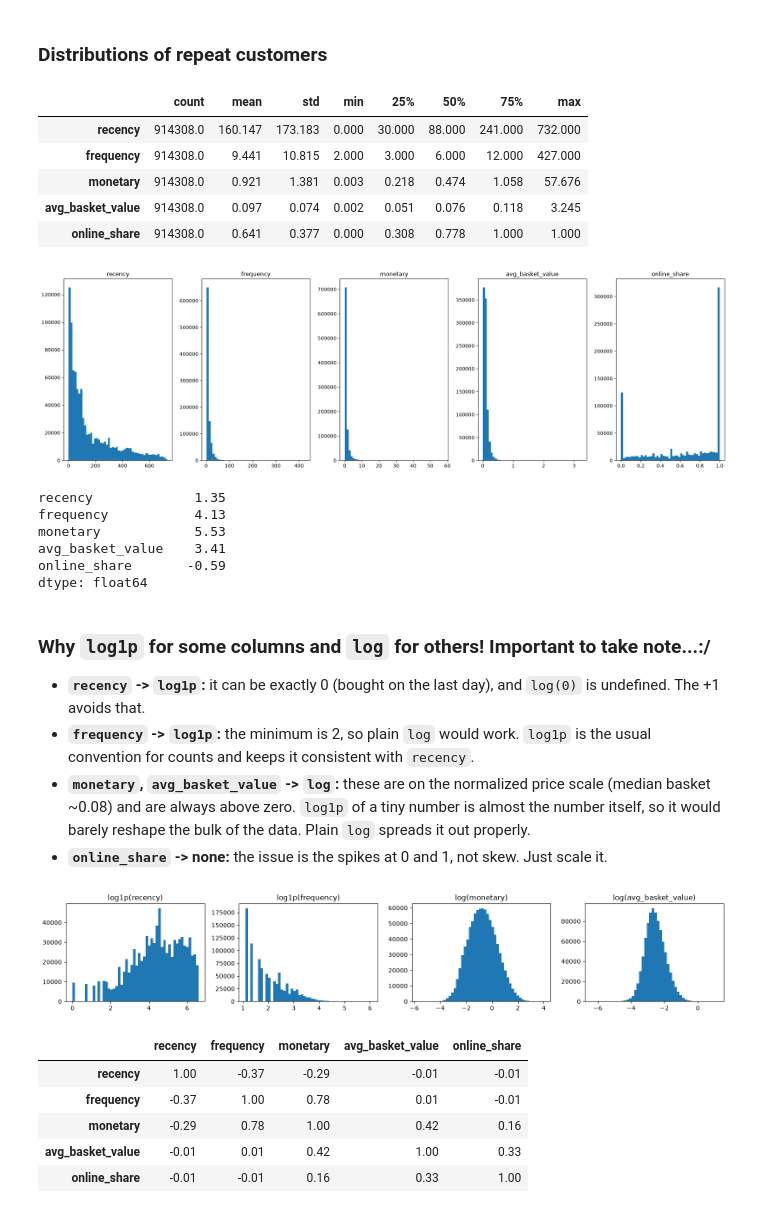
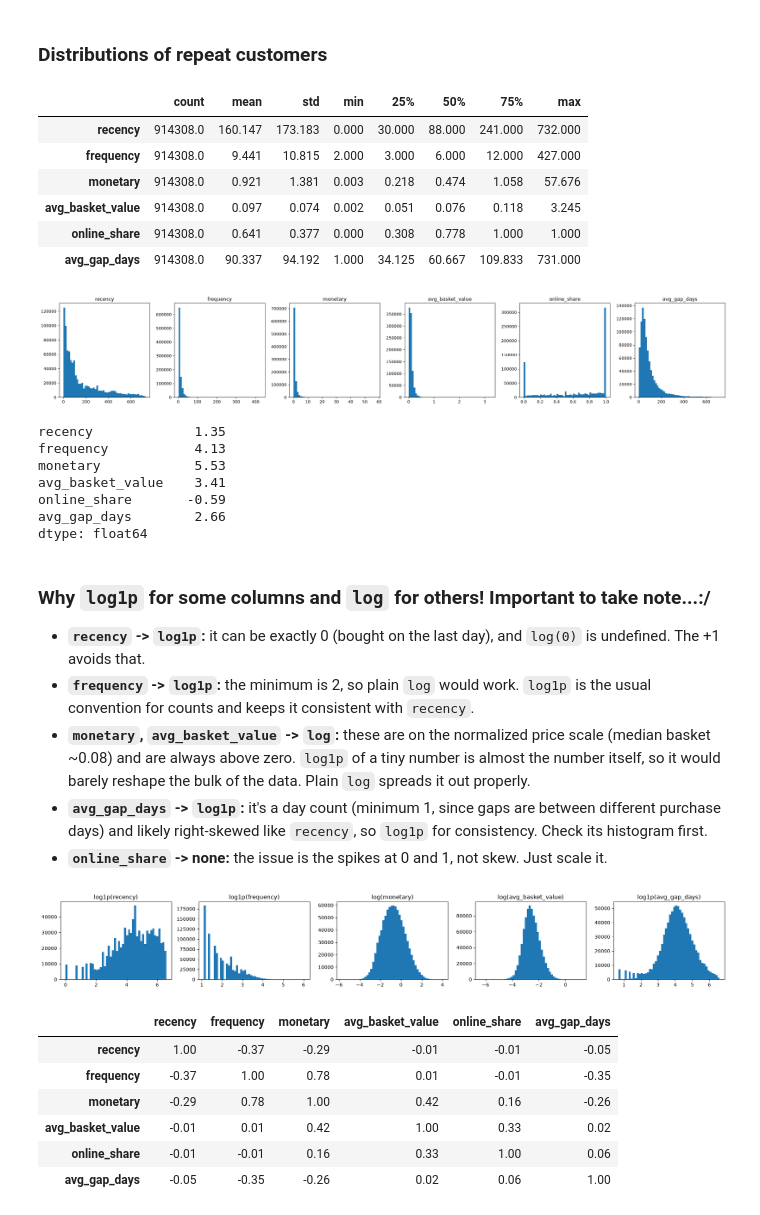
Before and after one commit to chua0332/marketing_datasets_EDA, a Jupyter notebook: HM_retail_recsys.ipynb, the cells around one changed output. Cells and saved outputs as stored; diff of their text form; code cells hidden in the pictures.

```diff
--- a/HM_retail_recsys.ipynb
+++ b/HM_retail_recsys.ipynb
@@ -212,7 +207,7 @@ Name: count, dtype: int64
 # %% [markdown]
 ### Distributions of repeat customers
 # %%
-features = ['recency', 'frequency', 'monetary', 'avg_basket_value', 'online_share']
+features = ['recency', 'frequency', 'monetary', 'avg_basket_value', 'online_share', 'avg_gap_days']
 repeat[features].describe().T.round(3)
 # %% [output]
 |  | count | mean | std | min | 25% | 50% | 75% | max |
@@ -221,15 +216,16 @@ repeat[features].describe().T.round(3)
 | monetary | 914308.0 | 0.921 | 1.381 | 0.003 | 0.218 | 0.474 | 1.058 | 57.676 |
 | avg_basket_value | 914308.0 | 0.097 | 0.074 | 0.002 | 0.051 | 0.076 | 0.118 | 3.245 |
 | online_share | 914308.0 | 0.641 | 0.377 | 0.000 | 0.308 | 0.778 | 1.000 | 1.000 |
+| avg_gap_days | 914308.0 | 90.337 | 94.192 | 1.000 | 34.125 | 60.667 | 109.833 | 731.000 |
 # %%
-fig, axes = plt.subplots(1, 5, figsize=(20, 6))
+fig, axes = plt.subplots(1, len(features), figsize=(24, 4))
 for ax, col in zip(axes, features):
     ax.hist(repeat[col], bins=50)
     ax.set_title(col)
 plt.tight_layout()
 plt.show()
 # %% [output]
-[figure, old version]
+[figure, new version]
 # %%
 # skewness: values well above 1 mean a long right tail, so log-transform before clustering
 repeat[features].skew().round(2)
@@ -239,31 +235,34 @@ frequency           4.13
 monetary            5.53
 avg_basket_value    3.41
 online_share       -0.59
+avg_gap_days        2.66
 dtype: float64
 # %% [markdown]
 ### Why `log1p` for some columns and `log` for others! Important to take note...:/
 - **`recency` -> `log1p`:** it can be exactly 0 (bought on the last day), and `log(0)` is undefined. The +1 avoids that.
 - **`frequency` -> `log1p`:** the minimum is 2, so plain `log` would work. `log1p` is the usual convention for counts and keeps it consistent with `recency`.
 - **`monetary`, `avg_basket_value` -> `log`:** these are on the normalized price scale (median basket ~0.08) and are always above zero. `log1p` of a tiny number is almost the number itself, so it would barely reshape the bulk of the data. Plain `log` spreads it out properly.
+- **`avg_gap_days` -> `log1p`:** it's a day count (minimum 1, since gaps are between different purchase days) and likely right-skewed like `recency`, so `log1p` for consistency. Check its histogram first.
 - **`online_share` -> none:** the issue is the spikes at 0 and 1, not skew. Just scale it.
 # %%
 # log-transform check: log1p where 0 is possible / values are >= 1, plain log for the tiny normalized-price columns
-log_cols = {'recency': np.log1p, 'frequency': np.log1p, 'monetary': np.log, 'avg_basket_value': np.log}
-fig, axes = plt.subplots(1, 4, figsize=(16, 3))
+log_cols = {'recency': np.log1p, 'frequency': np.log1p, 'monetary': np.log, 'avg_basket_value': np.log, 'avg_gap_days': np.log1p}
+fig, axes = plt.subplots(1, 5, figsize=(20, 3))
 for ax, (col, fn) in zip(axes, log_cols.items()):
     ax.hist(fn(repeat[col]), bins=50)
     ax.set_title(f'{fn.__name__}({col})')
 plt.tight_layout()
 plt.show()
 # %% [output]
-[figure, old version]
+[figure, new version]
 # %%
 # correlation: highly correlated features double-count the same signal in k-means
 repeat[features].corr().round(2)
 # %% [output]
-|  | recency | frequency | monetary | avg_basket_value | online_share |
-| recency | 1.00 | -0.37 | -0.29 | -0.01 | -0.01 |
-| frequency | -0.37 | 1.00 | 0.78 | 0.01 | -0.01 |
-| monetary | -0.29 | 0.78 | 1.00 | 0.42 | 0.16 |
-| avg_basket_value | -0.01 | 0.01 | 0.42 | 1.00 | 0.33 |
-| online_share | -0.01 | -0.01 | 0.16 | 0.33 | 1.00 |
+|  | recency | frequency | monetary | avg_basket_value | online_share | avg_gap_days |
+| recency | 1.00 | -0.37 | -0.29 | -0.01 | -0.01 | -0.05 |
+| frequency | -0.37 | 1.00 | 0.78 | 0.01 | -0.01 | -0.35 |
+| monetary | -0.29 | 0.78 | 1.00 | 0.42 | 0.16 | -0.26 |
+| avg_basket_value | -0.01 | 0.01 | 0.42 | 1.00 | 0.33 | 0.02 |
+| online_share | -0.01 | -0.01 | 0.16 | 0.33 | 1.00 | 0.06 |
+| avg_gap_days | -0.05 | -0.35 | -0.26 | 0.02 | 0.06 | 1.00 |
```
Also changed, not shown: parts of 21 cells of this notebook.
